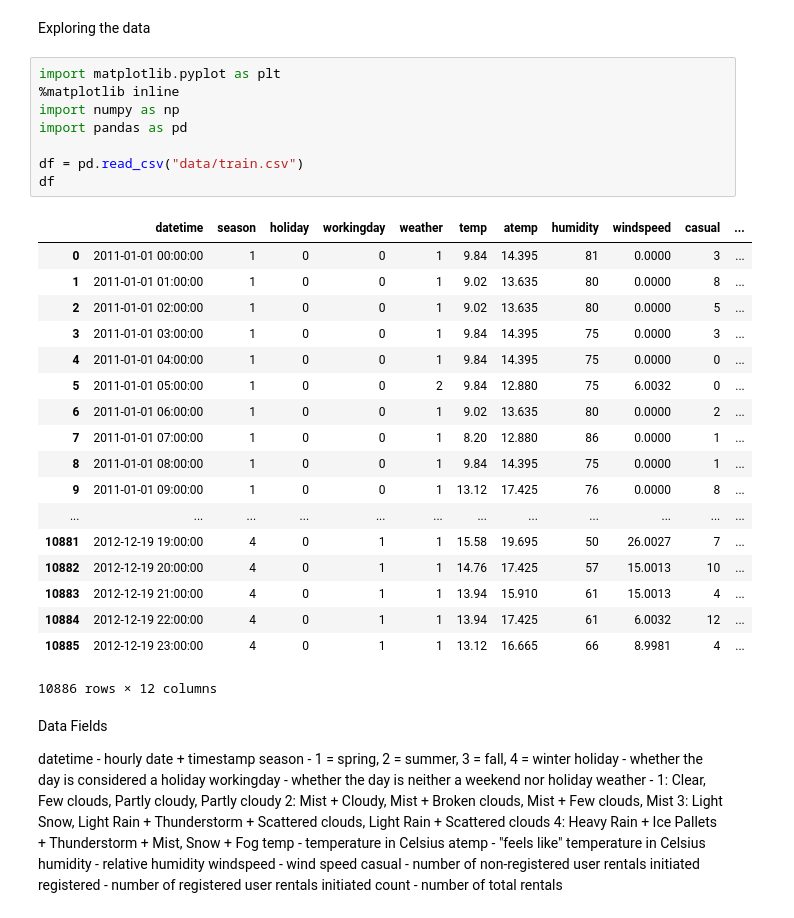
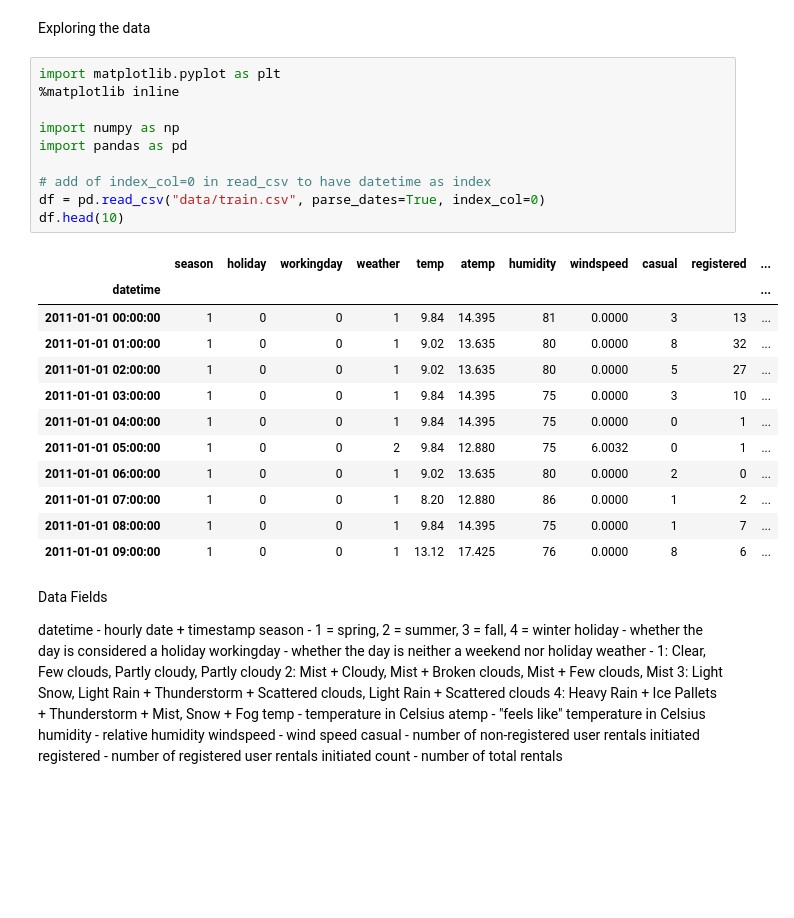
Before and after one commit to saugereau/KaggleBikeSharing, a Jupyter notebook: BikeSharingDemand.ipynb, the cells around one changed output. Saved outputs shown, nothing was run; the diff lists cells and outputs as text; blank space fills up the shorter version.

```diff
--- a/BikeSharingDemand.ipynb
+++ b/BikeSharingDemand.ipynb
@@ -3,30 +3,26 @@ Exploring the data
 # %%
 import matplotlib.pyplot as plt
 %matplotlib inline
+
 import numpy as np
 import pandas as pd
 
-df = pd.read_csv("data/train.csv")
-df
+# add of index_col=0 in read_csv to have datetime as index
+df = pd.read_csv("data/train.csv", parse_dates=True, index_col=0)
+df.head(10)
 # %% [output]
-|  | datetime | season | holiday | workingday | weather | temp | atemp | humidity | windspeed | casual | ... |
-| 0 | 2011-01-01 00:00:00 | 1 | 0 | 0 | 1 | 9.84 | 14.395 | 81 | 0.0000 | 3 | ... |
-| 1 | 2011-01-01 01:00:00 | 1 | 0 | 0 | 1 | 9.02 | 13.635 | 80 | 0.0000 | 8 | ... |
-| 2 | 2011-01-01 02:00:00 | 1 | 0 | 0 | 1 | 9.02 | 13.635 | 80 | 0.0000 | 5 | ... |
-| 3 | 2011-01-01 03:00:00 | 1 | 0 | 0 | 1 | 9.84 | 14.395 | 75 | 0.0000 | 3 | ... |
-| 4 | 2011-01-01 04:00:00 | 1 | 0 | 0 | 1 | 9.84 | 14.395 | 75 | 0.0000 | 0 | ... |
-| 5 | 2011-01-01 05:00:00 | 1 | 0 | 0 | 2 | 9.84 | 12.880 | 75 | 6.0032 | 0 | ... |
-| 6 | 2011-01-01 06:00:00 | 1 | 0 | 0 | 1 | 9.02 | 13.635 | 80 | 0.0000 | 2 | ... |
-| 7 | 2011-01-01 07:00:00 | 1 | 0 | 0 | 1 | 8.20 | 12.880 | 86 | 0.0000 | 1 | ... |
-| 8 | 2011-01-01 08:00:00 | 1 | 0 | 0 | 1 | 9.84 | 14.395 | 75 | 0.0000 | 1 | ... |
-| 9 | 2011-01-01 09:00:00 | 1 | 0 | 0 | 1 | 13.12 | 17.425 | 76 | 0.0000 | 8 | ... |
-| ... | ... | ... | ... | ... | ... | ... | ... | ... | ... | ... | ... |
-| 10881 | 2012-12-19 19:00:00 | 4 | 0 | 1 | 1 | 15.58 | 19.695 | 50 | 26.0027 | 7 | ... |
-| 10882 | 2012-12-19 20:00:00 | 4 | 0 | 1 | 1 | 14.76 | 17.425 | 57 | 15.0013 | 10 | ... |
-| 10883 | 2012-12-19 21:00:00 | 4 | 0 | 1 | 1 | 13.94 | 15.910 | 61 | 15.0013 | 4 | ... |
-| 10884 | 2012-12-19 22:00:00 | 4 | 0 | 1 | 1 | 13.94 | 17.425 | 61 | 6.0032 | 12 | ... |
-| 10885 | 2012-12-19 23:00:00 | 4 | 0 | 1 | 1 | 13.12 | 16.665 | 66 | 8.9981 | 4 | ... |
+|  | season | holiday | workingday | weather | temp | atemp | humidity | windspeed | casual | registered | ... |
+| datetime |  |  |  |  |  |  |  |  |  |  | ... |
+| 2011-01-01 00:00:00 | 1 | 0 | 0 | 1 | 9.84 | 14.395 | 81 | 0.0000 | 3 | 13 | ... |
+| 2011-01-01 01:00:00 | 1 | 0 | 0 | 1 | 9.02 | 13.635 | 80 | 0.0000 | 8 | 32 | ... |
+| 2011-01-01 02:00:00 | 1 | 0 | 0 | 1 | 9.02 | 13.635 | 80 | 0.0000 | 5 | 27 | ... |
+| 2011-01-01 03:00:00 | 1 | 0 | 0 | 1 | 9.84 | 14.395 | 75 | 0.0000 | 3 | 10 | ... |
+| 2011-01-01 04:00:00 | 1 | 0 | 0 | 1 | 9.84 | 14.395 | 75 | 0.0000 | 0 | 1 | ... |
+| 2011-01-01 05:00:00 | 1 | 0 | 0 | 2 | 9.84 | 12.880 | 75 | 6.0032 | 0 | 1 | ... |
+| 2011-01-01 06:00:00 | 1 | 0 | 0 | 1 | 9.02 | 13.635 | 80 | 0.0000 | 2 | 0 | ... |
+| 2011-01-01 07:00:00 | 1 | 0 | 0 | 1 | 8.20 | 12.880 | 86 | 0.0000 | 1 | 2 | ... |
+| 2011-01-01 08:00:00 | 1 | 0 | 0 | 1 | 9.84 | 14.395 | 75 | 0.0000 | 1 | 7 | ... |
+| 2011-01-01 09:00:00 | 1 | 0 | 0 | 1 | 13.12 | 17.425 | 76 | 0.0000 | 8 | 6 | ... |
-10886 rows × 12 columns
 # %% [markdown]
 Data Fields
 
```
Also changed, not shown: parts of 7 cells of this notebook, 1 other file.
